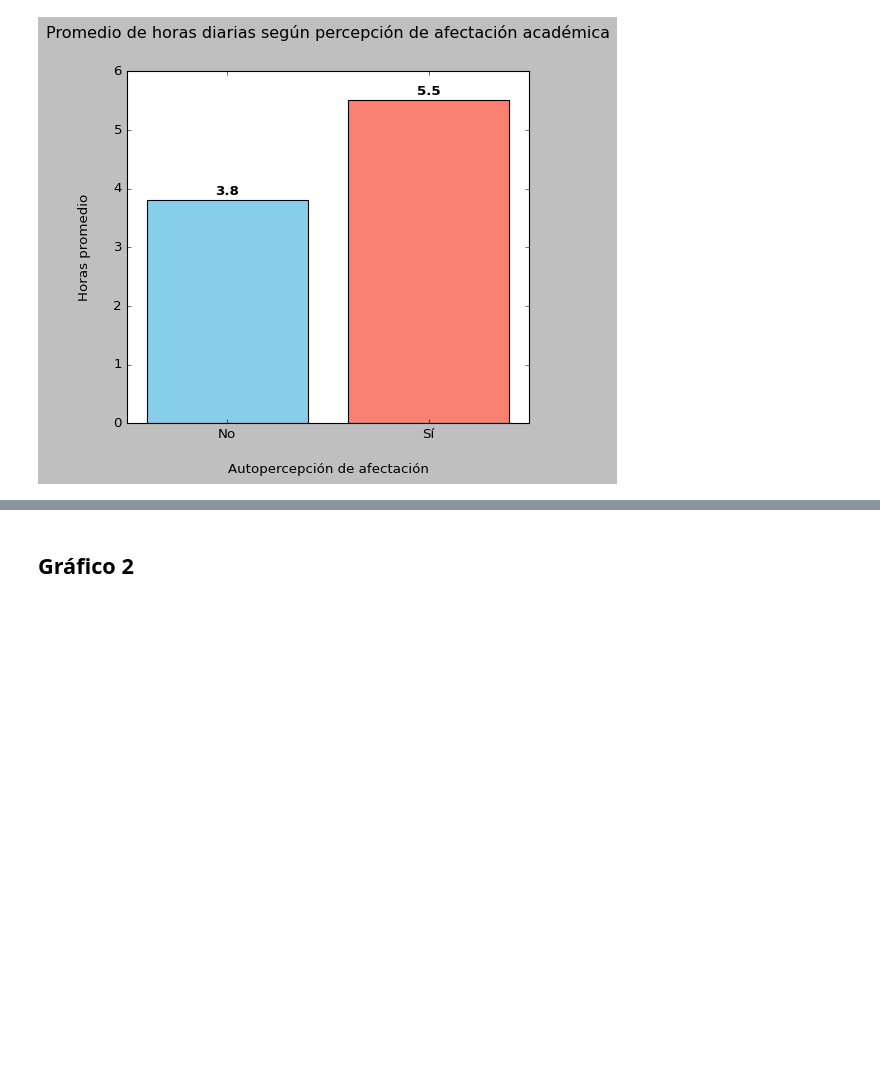
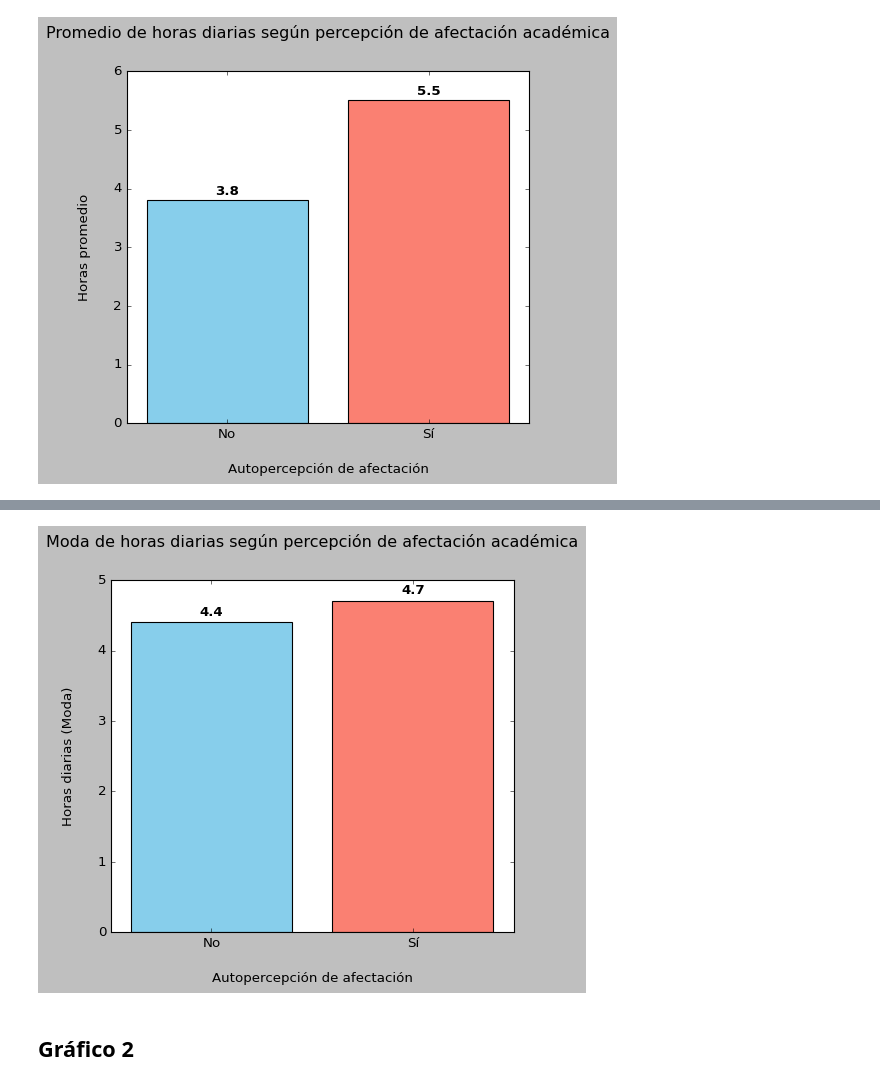
Before and after one commit to AGC79/eda_redes_sociales, a Jupyter notebook: EDA/0-Enunciado_EDA.ipynb, the cells around one changed output, grey strips where cells are left out. Drawn from its saved outputs; the diff is of its cells as text; code cells hidden in the pictures; blank space fills up the shorter version.

```diff
--- a/EDA/0-Enunciado_EDA.ipynb
+++ b/EDA/0-Enunciado_EDA.ipynb
@@ -403,0 +409,8 @@ round(social_media.groupby("Affects_Academic_Performance")["Avg_Daily_Usage_Hour
+# %%
+# MODA
+moda_usage = (social_media
+              .groupby("Affects_Academic_Performance")["Avg_Daily_Usage_Hours"]
+              .agg(lambda x: round(x.mode()[0], 2))
+              .reset_index())
+
+print(moda_usage)
@@ -426,3 +465,24 @@ plt.show()
+# %%
+plt.figure(figsize=(6,6))
+plt.bar(moda_usage['Affects_Academic_Performance'],
+        moda_usage['Avg_Daily_Usage_Hours'],
+        color=['skyblue', 'salmon'])
+
+plt.title("Moda de horas diarias según percepción de afectación académica", pad=30)
+plt.xlabel("Autopercepción de afectación", labelpad=20)
+plt.ylabel("Horas diarias (Moda)", labelpad=20)
+plt.subplots_adjust(left=0.15, right=0.95, top=0.9, bottom=0.15)
+
+# etiquetar valores encima de cada barra
+for idx, valor in enumerate(moda_usage['Avg_Daily_Usage_Hours']):
+    plt.text(idx, valor + 0.1, f"{valor}", ha='center', fontweight='bold')
+
+plt.xticks([0, 1], ["No", "Sí"])
+plt.xlim(-0.5, len(moda_usage['Affects_Academic_Performance']) - 0.5)
+plt.tight_layout()
+plt.show()
+# %% [output]
+[figure, added]
 # %% [markdown]
 ## Gráfico 2
 # %%
```
Also changed, not shown: parts of 34 cells of this notebook, 1 other file.
